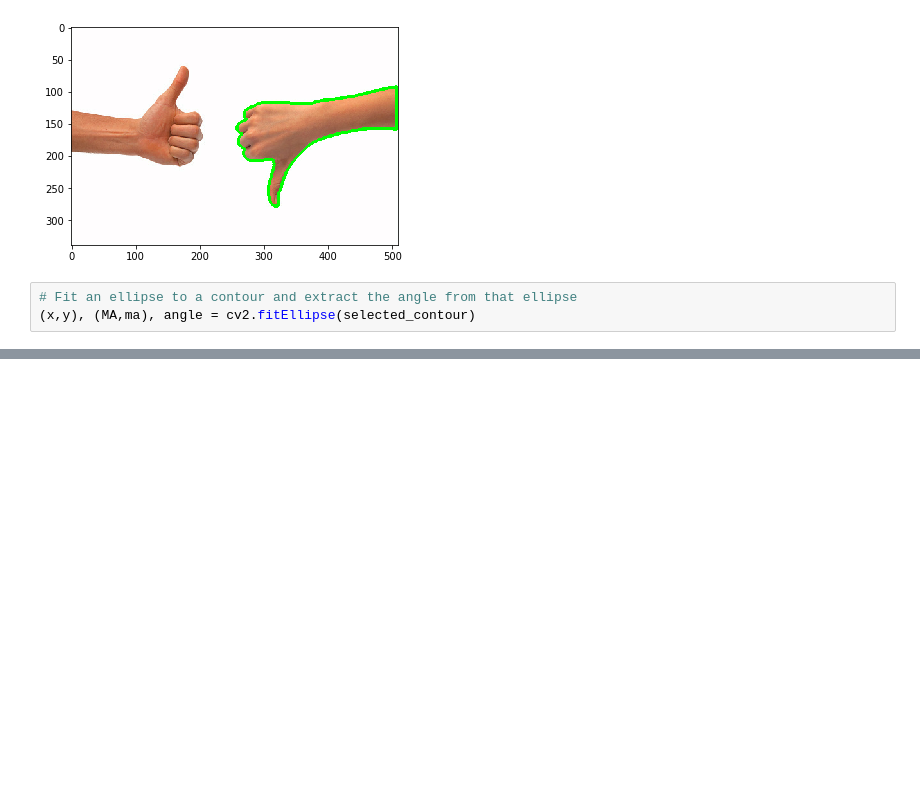
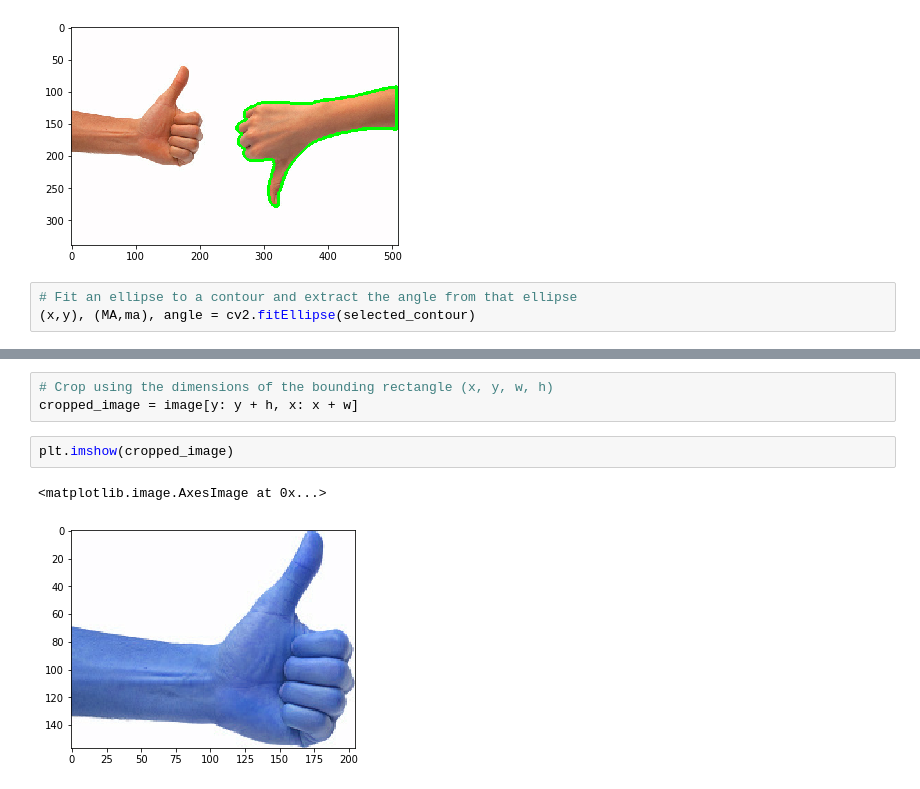
Before and after one commit to jsjaskaran/mllearn, a Jupyter notebook: Contours - Exercise.ipynb, the cells around one changed output, grey strips where cells are left out. Cells and saved outputs as stored; diff of their text form; blank space fills up the shorter version.

```diff
--- a/Contours - Exercise.ipynb
+++ b/Contours - Exercise.ipynb
@@ -103,0 +148,8 @@ plt.imshow(contour_image)
+# %%
+# Crop using the dimensions of the bounding rectangle (x, y, w, h)
+cropped_image = image[y: y + h, x: x + w]
+# %%
+plt.imshow(cropped_image)
+# %% [output]
+<matplotlib.image.AxesImage at 0x...>
+[figure, added]
```
Also changed, not shown: parts of 7 cells of this notebook.
